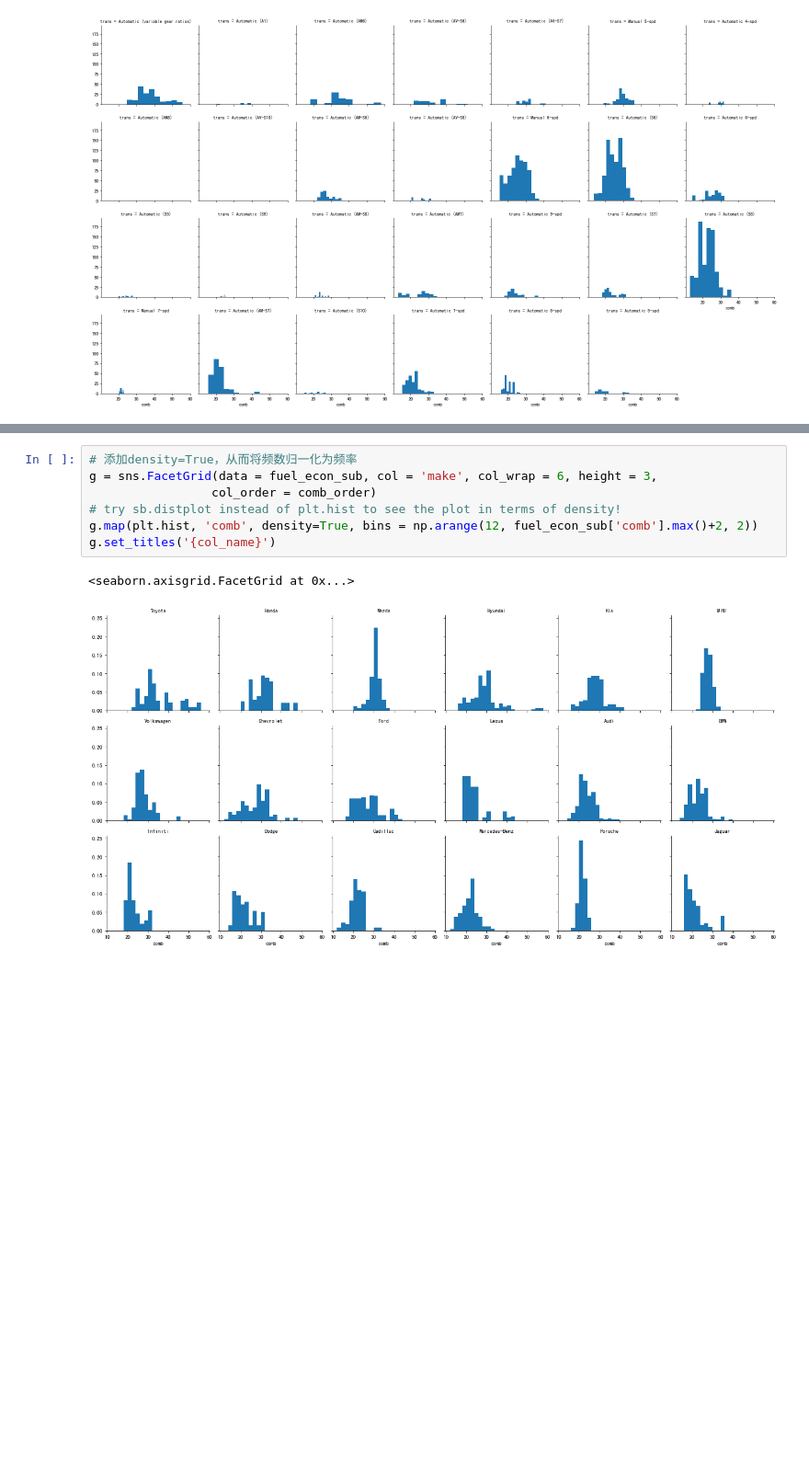
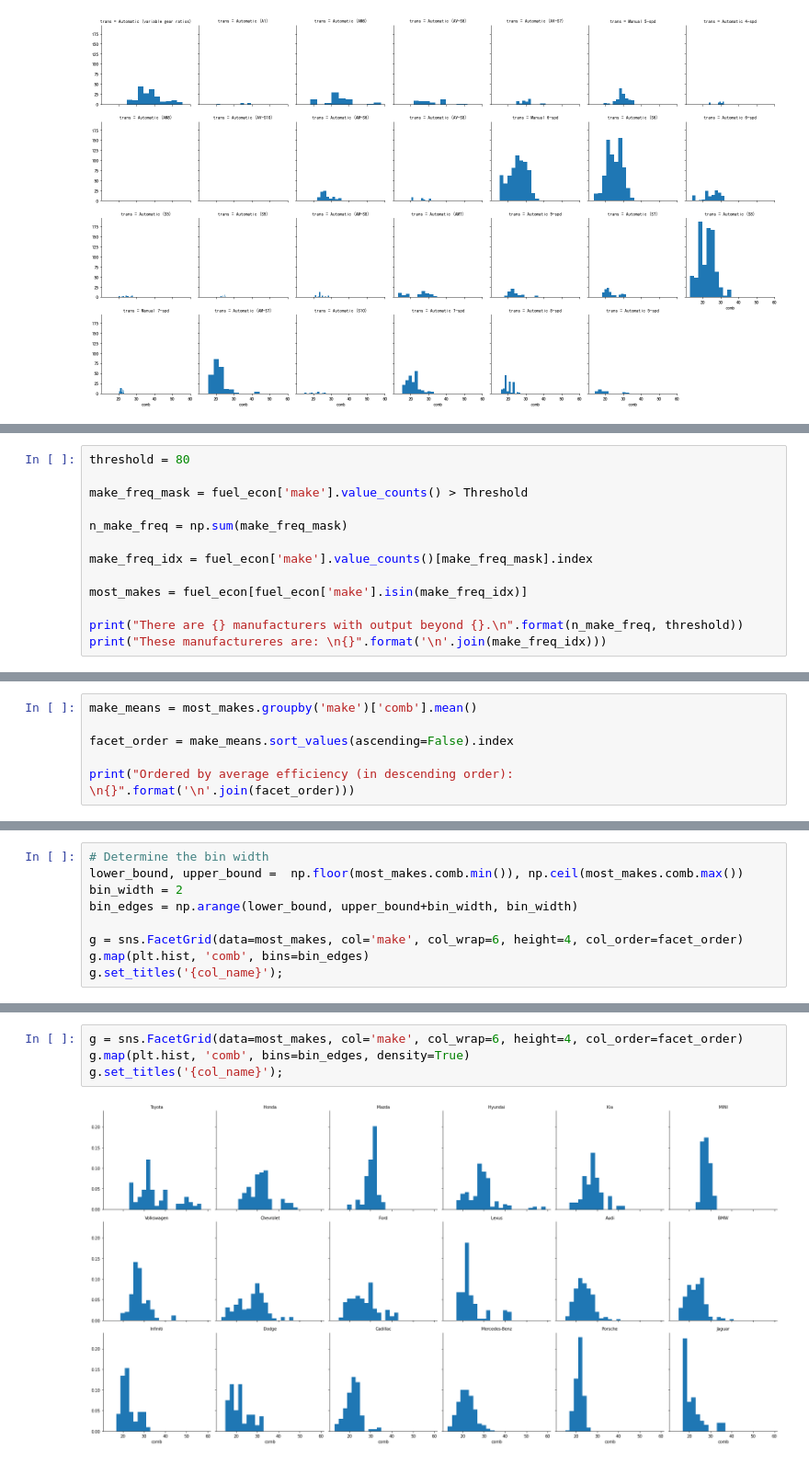
Before and after one commit to Alex-YuZ/Data-Visualization, a Jupyter notebook: Faceting.ipynb, the cells around one changed output, grey strips where cells are left out. Shown at 92% size. Saved outputs shown, nothing was run; the diff lists cells and outputs as text; blank space fills up the shorter version.

Commit message:
feat: Add facetting example on comb v.s. car manufacturor whose output is above 80.

```diff
--- a/Faceting.ipynb
+++ b/Faceting.ipynb
@@ -173,0 +165,13 @@ Name: make, dtype: int64
+# %%
+threshold = 80
+
+make_freq_mask = fuel_econ['make'].value_counts() > Threshold
+
+n_make_freq = np.sum(make_freq_mask)
+
+make_freq_idx = fuel_econ['make'].value_counts()[make_freq_mask].index
+
+most_makes = fuel_econ[fuel_econ['make'].isin(make_freq_idx)]
+
+print("There are {} manufacturers with output beyond {}.\n".format(n_make_freq, threshold))
+print("These manufactureres are: \n{}".format('\n'.join(make_freq_idx)))
@@ -173,0 +198,6 @@ Name: make, dtype: int64
+# %%
+make_means = most_makes.groupby('make')['comb'].mean()
+
+facet_order = make_means.sort_values(ascending=False).index
+
+print("Ordered by average efficiency (in descending order): \n{}".format('\n'.join(facet_order)))
@@ -173,0 +239,9 @@ Name: make, dtype: int64
+# %%
+# Determine the bin width
+lower_bound, upper_bound =  np.floor(most_makes.comb.min()), np.ceil(most_makes.comb.max())
+bin_width = 2
+bin_edges = np.arange(lower_bound, upper_bound+bin_width, bin_width)
+
+g = sns.FacetGrid(data=most_makes, col='make', col_wrap=6, height=4, col_order=facet_order)
+g.map(plt.hist, 'comb', bins=bin_edges)
+g.set_titles('{col_name}');
@@ -174,10 +258,6 @@ Name: make, dtype: int64
 # %%
-# 添加density=True，从而将频数归一化为频率
-g = sns.FacetGrid(data = fuel_econ_sub, col = 'make', col_wrap = 6, height = 3,
-                 col_order = comb_order)
-# try sb.distplot instead of plt.hist to see the plot in terms of density!
-g.map(plt.hist, 'comb', density=True, bins = np.arange(12, fuel_econ_sub['comb'].max()+2, 2))
-g.set_titles('{col_name}')
+g = sns.FacetGrid(data=most_makes, col='make', col_wrap=6, height=4, col_order=facet_order)
+g.map(plt.hist, 'comb', bins=bin_edges, density=True)
+g.set_titles('{col_name}');
 # %% [output]
-<seaborn.axisgrid.FacetGrid at 0x...>
-[figure, old version]
+[figure, new version]
```
Also changed, not shown: parts of 19 cells of this notebook.
